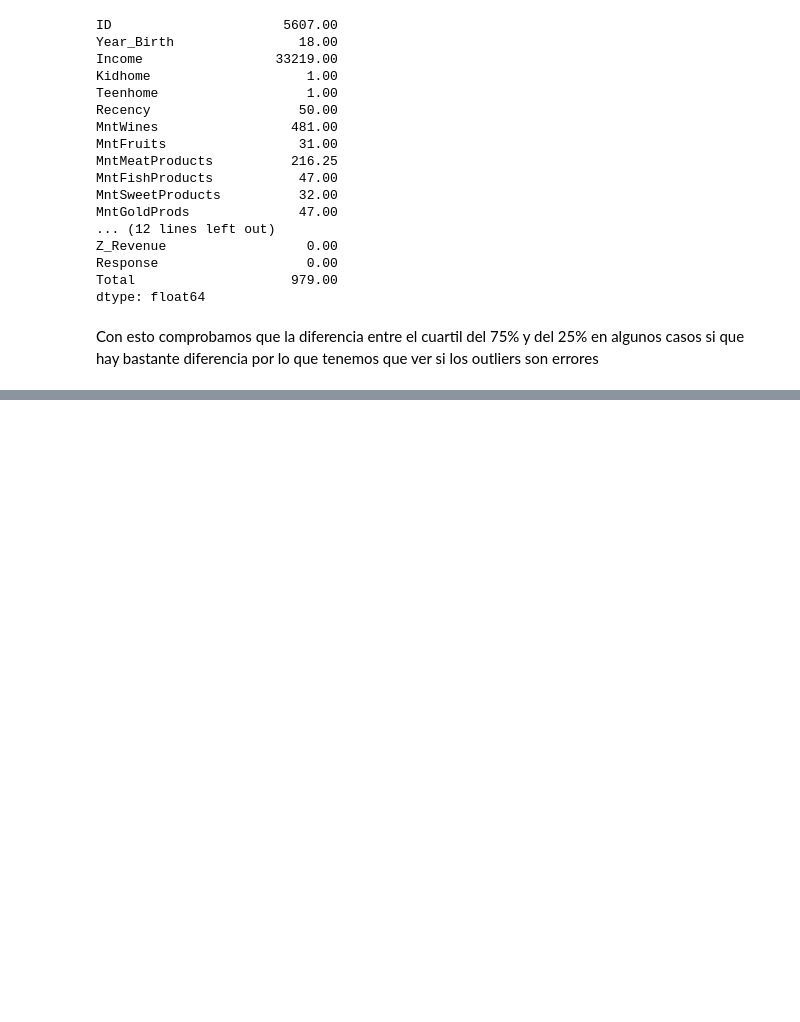
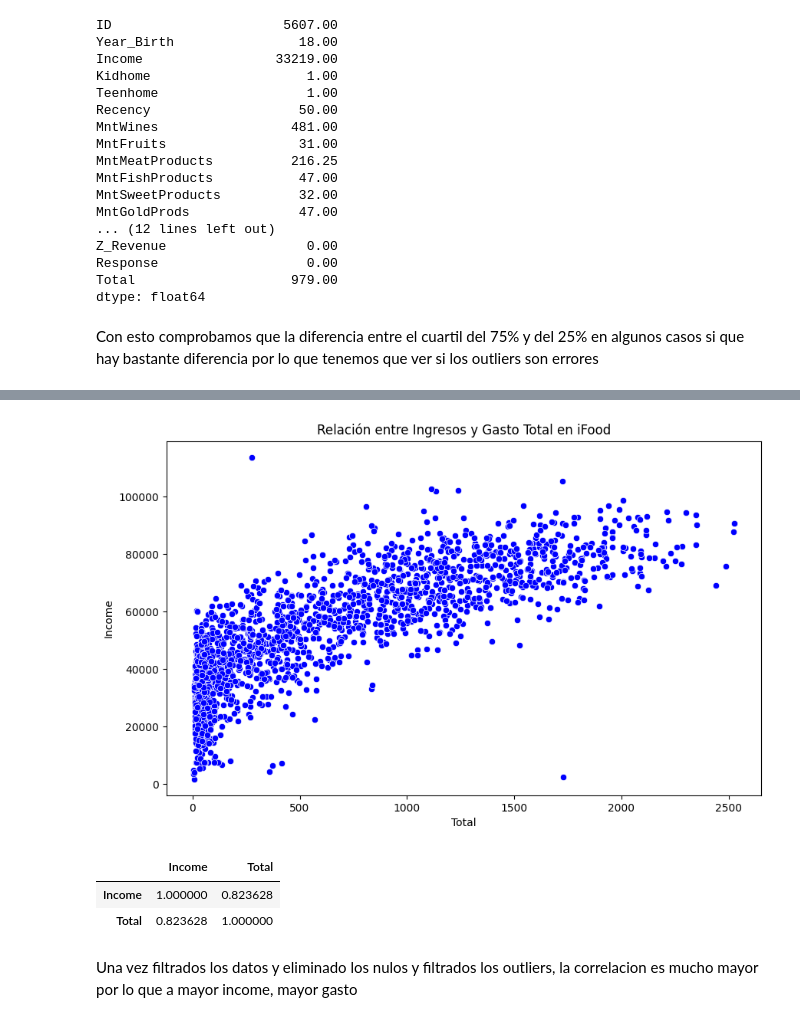
Before and after one commit to viccas123/ifood_proyecto_1_vcm, a Jupyter notebook: src/Ejercicio1.ipynb, the cells around one changed output, grey strips where cells are left out. Drawn from its saved outputs; the diff is of its cells as text; code cells hidden in the pictures; blank space fills up the shorter version.

```diff
--- a/src/Ejercicio1.ipynb
+++ b/src/Ejercicio1.ipynb
@@ -121,0 +139,20 @@ Con esto comprobamos que la diferencia entre el cuartil del 75% y del 25% en alg
+# %%
+plt.figure(figsize=(10, 6))
+sns.scatterplot(x=df_filtered['Total'], y=df_filtered['Income'], color='blue')
+
+plt.title('Relación entre Ingresos y Gasto Total en iFood')
+plt.xlabel('Total')
+plt.ylabel('Income')
+
+
+plt.show()
+# %% [output]
+[figure, added]
+# %%
+df_filtered[['Income', 'Total']].corr()
+# %% [output]
+|  | Income | Total |
+| Income | 1.000000 | 0.823628 |
+| Total | 0.823628 | 1.000000 |
+# %% [markdown]
+Una vez filtrados los datos y eliminado los nulos y filtrados los outliers, la correlacion es mucho mayor por lo que a mayor income, mayor gasto
```
Also changed, not shown: parts of 2 cells of this notebook, 2 other files.
